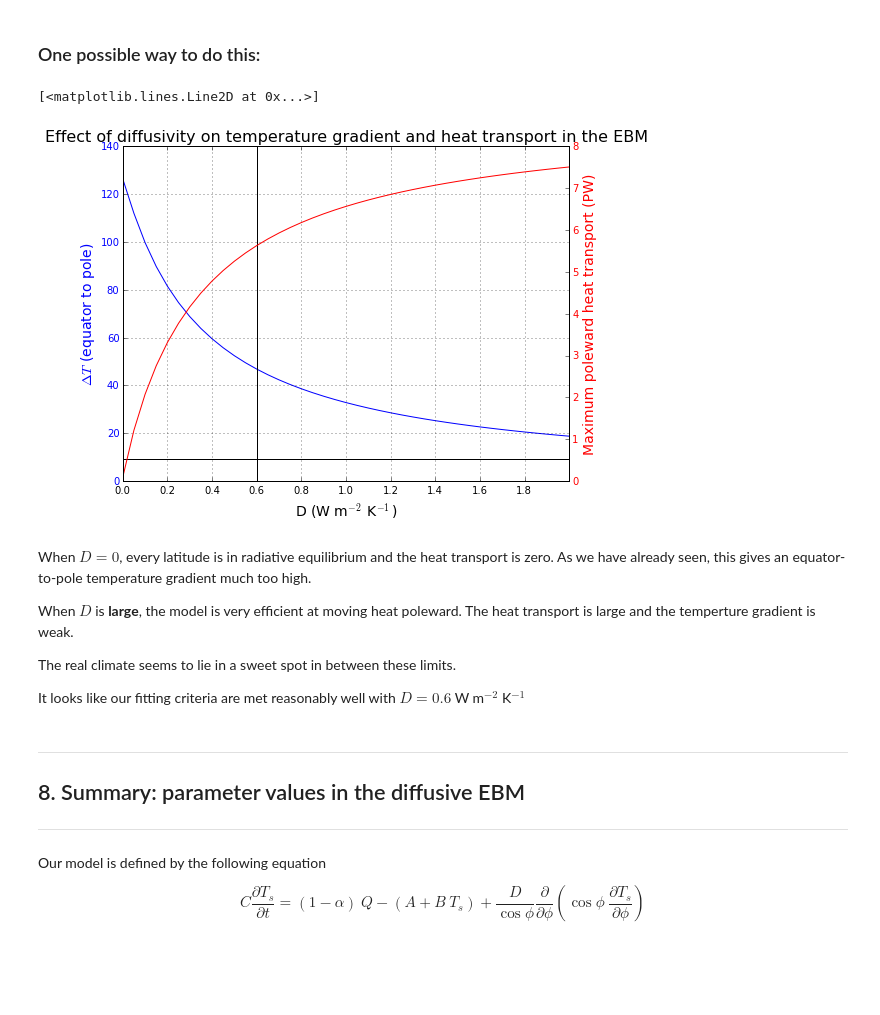
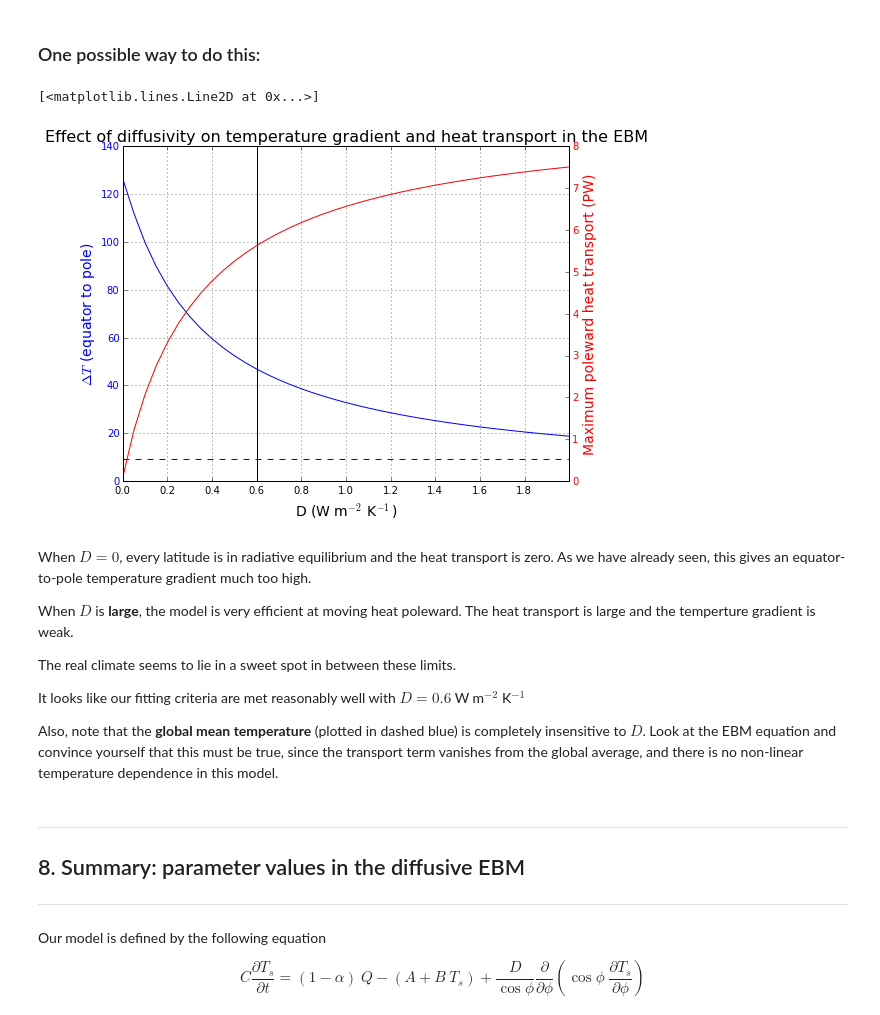
Before and after one commit to brian-rose/ClimateModeling_courseware, a Jupyter notebook: Lectures/Lecture14 -- Diffusive energy balance model.ipynb, the cells around one changed output. Drawn from its saved outputs; the diff is of its cells as text; code cells hidden in the pictures; blank space fills up the shorter version.

Commit message:
Final clean-up of EBM / diffusion notes.

```diff
--- a/Lectures/Lecture14 -- Diffusive energy balance model.ipynb
+++ b/Lectures/Lecture14 -- Diffusive energy balance model.ipynb
@@ -576,28 +577,28 @@ for D in Darray:
 # %%
 color1 = 'b'
 color2 = 'r'
 
 fig = plt.figure(figsize=(8,6))
 ax1 = fig.add_subplot(111)
 ax1.plot(Darray, deltaT_list, color=color1)
-ax1.plot(Darray, Tmean_list, color='k')
+ax1.plot(Darray, Tmean_list, 'b--')
 ax1.set_xlabel('D (W m$^{-2}$ K$^{-1}$)', fontsize=14)
 ax1.set_xticks(np.arange(Darray[0], Darray[-1], 0.2))
 ax1.set_ylabel('$\Delta T$ (equator to pole)', fontsize=14,  color=color1)
 for tl in ax1.get_yticklabels():
     tl.set_color(color1)
 ax2 = ax1.twinx()
 ax2.plot(Darray, Hmax_list, color=color2)
 ax2.set_ylabel('Maximum poleward heat transport (PW)', fontsize=14, color=color2)
 for tl in ax2.get_yticklabels():
     tl.set_color(color2)
 ax1.set_title('Effect of diffusivity on temperature gradient and heat transport in the EBM', fontsize=16)
 ax1.grid()
 
 ax1.plot([0.6, 0.6], [0, 140], 'k-')
 # %% [output]
 [<matplotlib.lines.Line2D at 0x...>]
-[figure, old version]
+[figure, new version]
 # %% [markdown]
 When $D=0$, every latitude is in radiative equilibrium and the heat transport is zero. As we have already seen, this gives an equator-to-pole temperature gradient much too high.
 
@@ -606,6 +607,8 @@ When $D$ is **large**, the model is very efficient at moving heat poleward. The
 The real climate seems to lie in a sweet spot in between these limits.
 
 It looks like our fitting criteria are met reasonably well with $D=0.6$ W m$^{-2}$ K$^{-1}$
+
+Also, note that the **global mean temperature** (plotted in dashed blue) is completely insensitive to $D$. Look at the EBM equation and convince yourself that this must be true, since the transport term vanishes from the global average, and there is no non-linear temperature dependence in this model.
 # %% [markdown]
 ____________
 <a id='section8'></a>
```
Also changed, not shown: parts of 5 cells of this notebook.
